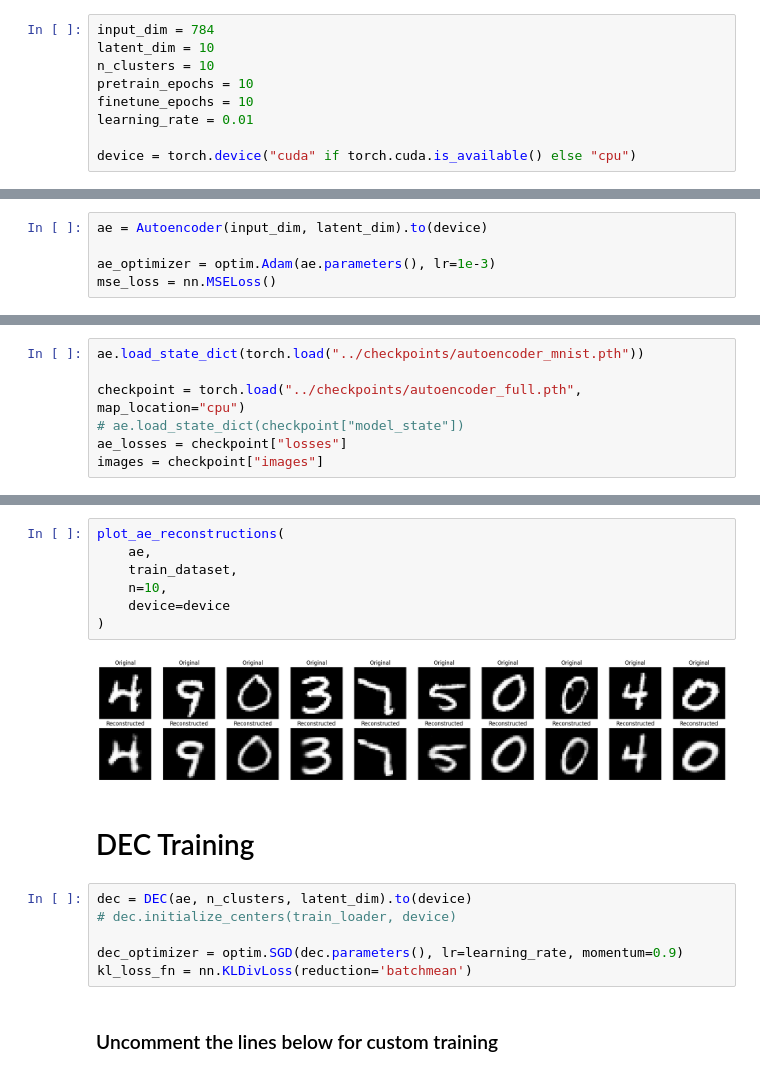
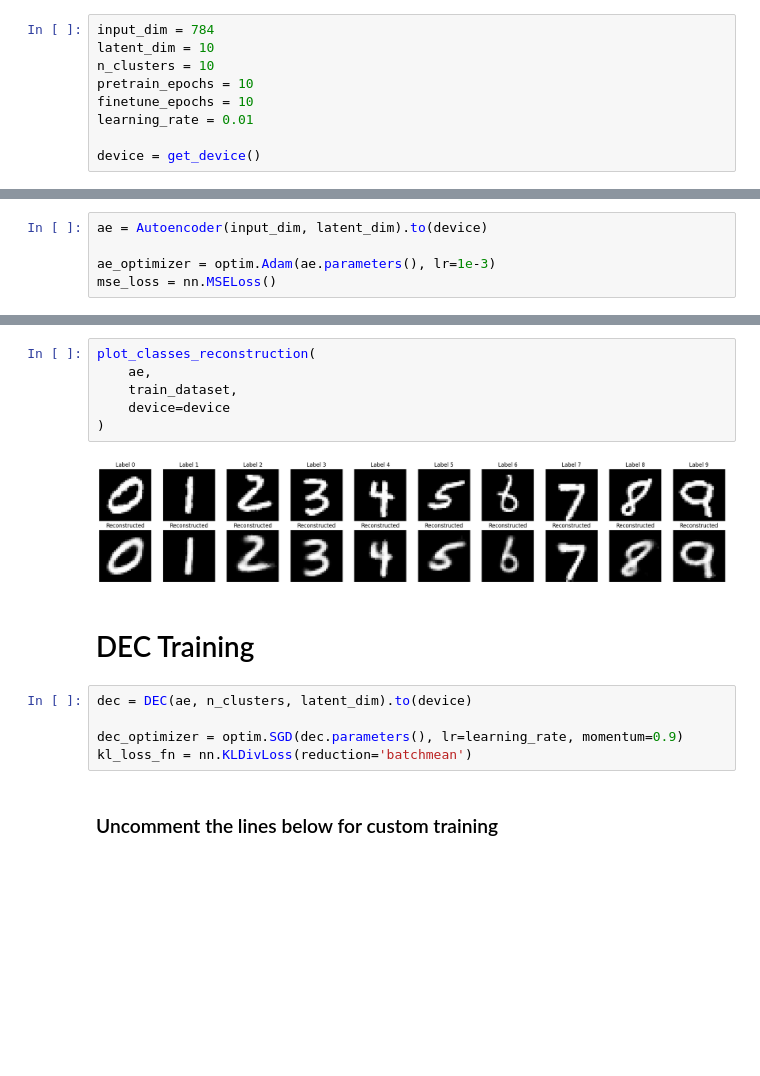
Before and after one commit to woullufy/deep-embedded-clustering, a Jupyter notebook: notebooks/dec.ipynb, the cells around one changed output, grey strips where cells are left out. Saved outputs shown, nothing was run; the diff lists cells and outputs as text; blank space fills up the shorter version.

```diff
--- a/notebooks/dec.ipynb
+++ b/notebooks/dec.ipynb
@@ -32,7 +15,7 @@ pretrain_epochs = 10
 finetune_epochs = 10
 learning_rate = 0.01
 
-device = torch.device("cuda" if torch.cuda.is_available() else "cpu")
+device = get_device()
 # %%
 # data, labels = load_digits(return_X_y=True)
 # scaler = MinMaxScaler()
@@ -91,10 +63,3 @@ mse_loss = nn.MSELoss()
-# %%
-ae.load_state_dict(torch.load("../checkpoints/autoencoder_mnist.pth"))
-
-checkpoint = torch.load("../checkpoints/autoencoder_full.pth", map_location="cpu")
-# ae.load_state_dict(checkpoint["model_state"])
-ae_losses = checkpoint["losses"]
-images = checkpoint["images"]
 # %%
 plot_all_reconstructions(images)
 # %% [output]
@@ -102,17 +67,15 @@ plot_all_reconstructions(images)
 # %%
-plot_ae_reconstructions(
+plot_classes_reconstruction(
     ae,
     train_dataset,
-    n=10,
     device=device
 )
 # %% [output]
-[figure, old version]
+[figure, new version]
 # %% [markdown]
 # DEC Training
 # %%
 dec = DEC(ae, n_clusters, latent_dim).to(device)
-# dec.initialize_centers(train_loader, device)
 
 dec_optimizer = optim.SGD(dec.parameters(), lr=learning_rate, momentum=0.9)
 kl_loss_fn = nn.KLDivLoss(reduction='batchmean')
```
Also changed, not shown: parts of 13 cells of this notebook, 2 other files.
